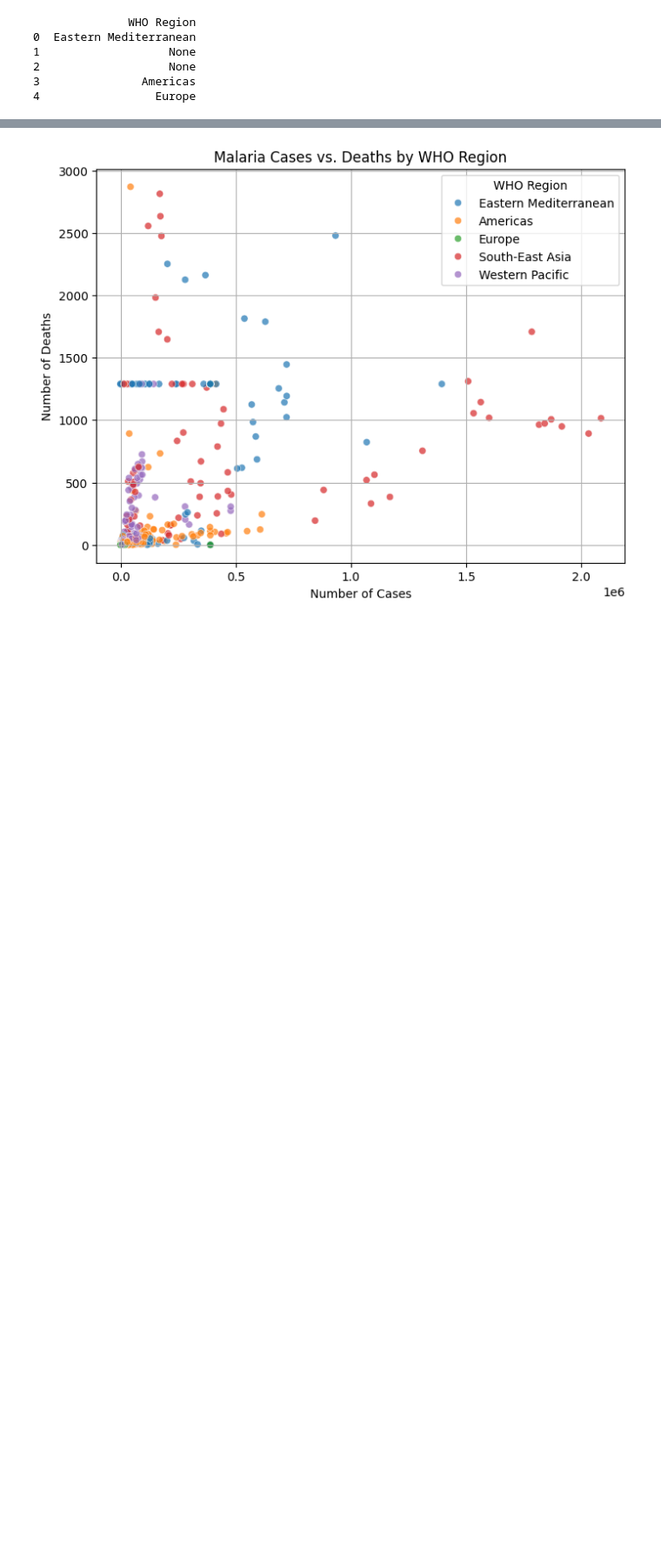
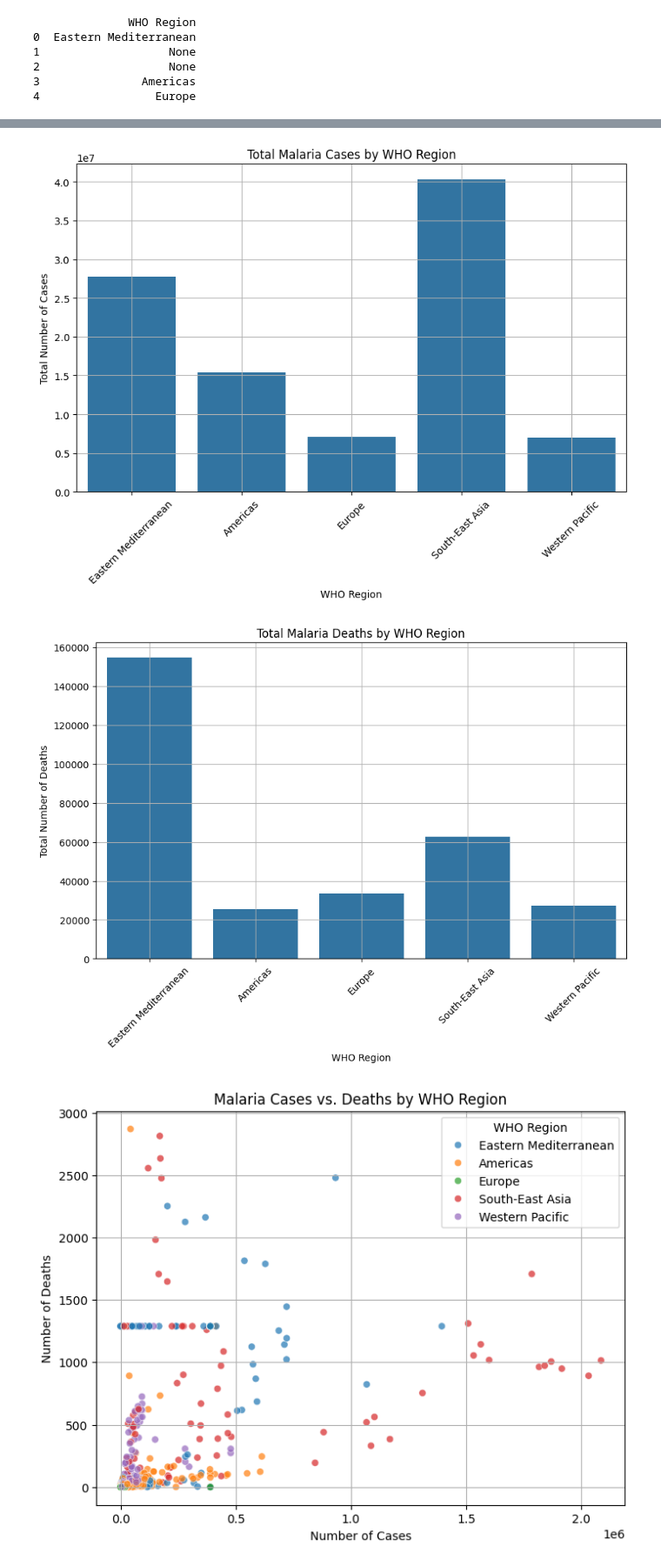
Before and after one commit to golibemartha/SDG-3-Malaria-prediction-AI, a Jupyter notebook: malaria_prediction.ipynb, the cells around one changed output, grey strips where cells are left out. Shown: that part at 87% size. Saved outputs shown, nothing was run; the diff lists cells and outputs as text; code cells hidden in the pictures; blank space fills up the shorter version.

```diff
--- a/malaria_prediction.ipynb
+++ b/malaria_prediction.ipynb
@@ -397,3 +427,26 @@ plt.show()
+# %%
+# Bar plot: Total malaria cases by WHO Region
+plt.figure(figsize=(10, 6))
+sns.barplot(data=cleaned_df, x='WHO Region', y='No. of cases', estimator=sum, ci=None)
+plt.title('Total Malaria Cases by WHO Region')
+plt.xlabel('WHO Region')
+plt.ylabel('Total Number of Cases')
+plt.xticks(rotation=45)
+plt.grid(True)
+plt.show()
+
+# Bar plot: Total malaria deaths by WHO Region
+plt.figure(figsize=(10, 6))
+sns.barplot(data=cleaned_df, x='WHO Region', y='No. of deaths', estimator=sum, ci=None)
+plt.title('Total Malaria Deaths by WHO Region')
+plt.xlabel('WHO Region')
+plt.ylabel('Total Number of Deaths')
+plt.xticks(rotation=45)
+plt.grid(True)
+plt.show()
+# %% [output]
+[figure, added]
+[figure, added]
 # %%
 # Scatter plot: Malaria cases vs. deaths
 plt.figure(figsize=(8, 6))
```
Also changed, not shown: parts of 4 cells of this notebook.
